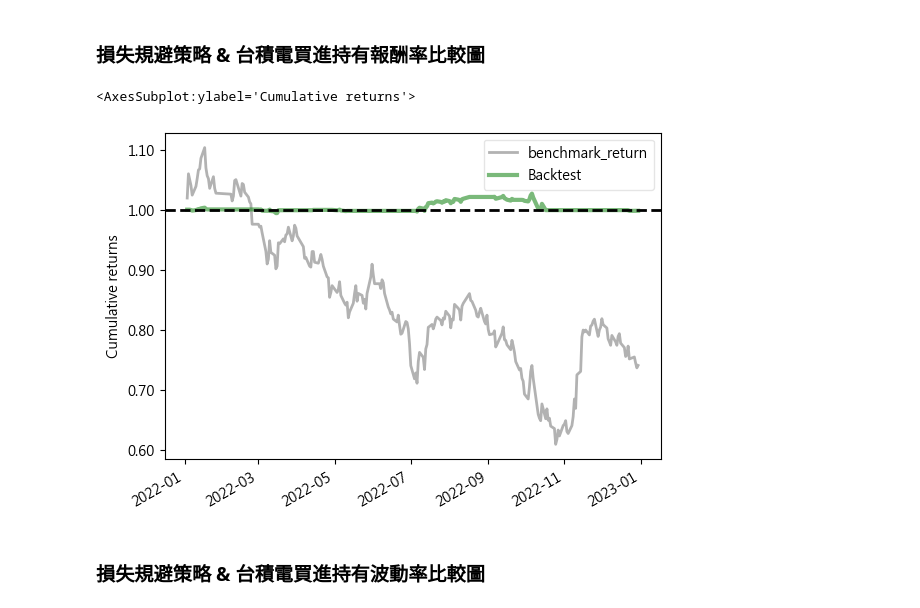
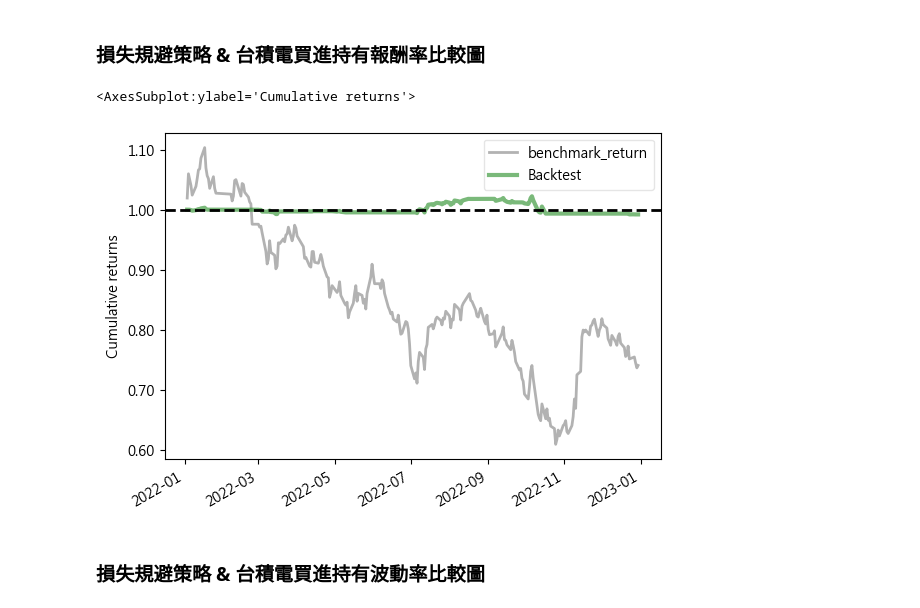
Before and after one commit to tejtw/TEJAPI_Python_Medium_Quant, a Jupyter notebook: 損失規避策略：守護本金的守衛.ipynb, the cells around one changed output. Drawn from its saved outputs; the diff is of its cells as text; code cells hidden in the pictures.

```diff
--- a/損失規避策略：守護本金的守衛.ipynb
+++ b/損失規避策略：守護本金的守衛.ipynb
@@ -169,7 +171,7 @@ from zipline.finance import commission, slippage
 
 def initialize(context):
     set_slippage(slippage.VolumeShareSlippage())
-    set_commission(commission.PerShare(cost = 0.001425 + 0.003 / 2))
+    set_commission(commission.Custom_TW_Commission(min_trade_cost = 20, discount = 1.0, tax = 0.003))
     set_benchmark(symbol('2330'))
     attach_pipeline(make_pipeline(), 'mystrategy')
     context.last_buy_price = 0
@@ -353,10 +355,11 @@ show_worst_drawdown_periods(returns, top=5)
 # %% [markdown]
 ### 損失規避策略 & 台積電買進持有報酬率比較圖
 # %%
-pf.plotting.plot_rolling_returns(returns, factor_returns=benchmark_rets)
+from pyfolio.plotting import plot_rolling_returns
+plot_rolling_returns(returns, factor_returns = benchmark_rets)
 # %% [output]
 <AxesSubplot:ylabel='Cumulative returns'>
-[figure, old version]
+[figure, new version]
 # %% [markdown]
 ### 損失規避策略 & 台積電買進持有波動率比較圖
 # %%
```
Also changed, not shown: parts of 13 cells of this notebook.
